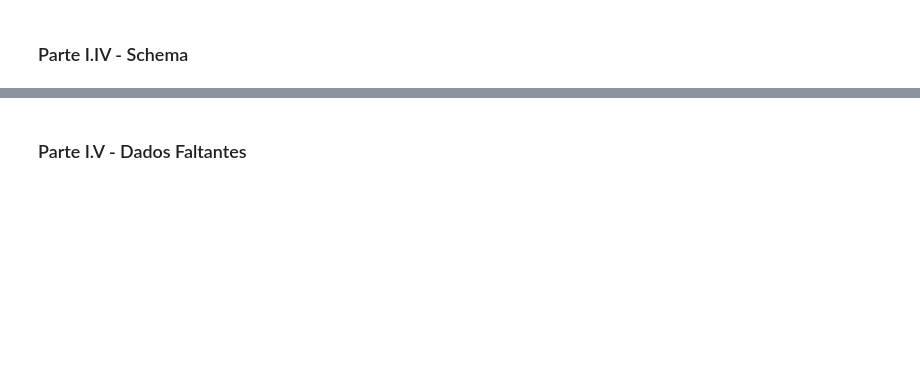
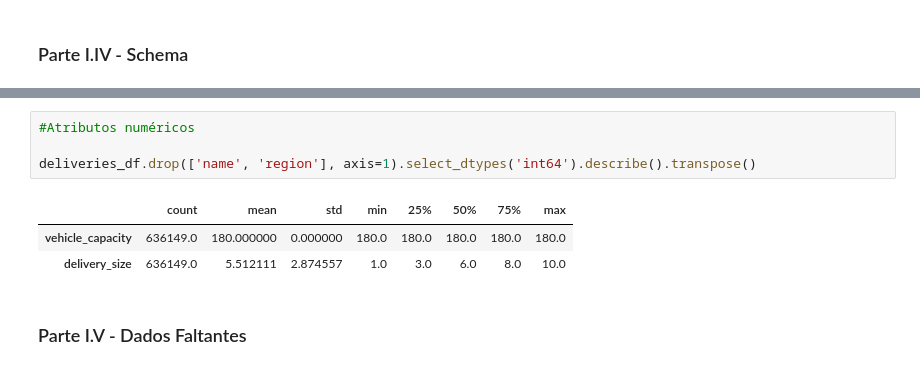
Before and after one commit to r-hugoalves/Analise_Exploratoria_Loggi, a Jupyter notebook: Análise_Exploratória_de_Dados_I.ipynb, the cells around one changed output, grey strips where cells are left out. Cells and saved outputs as stored; diff of their text form; blank space fills up the shorter version.

```diff
--- a/Análise_Exploratória_de_Dados_I.ipynb
+++ b/Análise_Exploratória_de_Dados_I.ipynb
@@ -202,2 +242,10 @@ len(deliveries_df)
+# %%
+#Atributos numéricos
+
+deliveries_df.drop(['name', 'region'], axis=1).select_dtypes('int64').describe().transpose()
+# %% [output]
+|  | count | mean | std | min | 25% | 50% | 75% | max |
+| vehicle_capacity | 636149.0 | 180.000000 | 0.000000 | 180.0 | 180.0 | 180.0 | 180.0 | 180.0 |
+| delivery_size | 636149.0 | 5.512111 | 2.874557 | 1.0 | 3.0 | 6.0 | 8.0 | 10.0 |
 # %% [markdown]
 ### Parte I.V - Dados Faltantes
```
Also changed, not shown: parts of 6 cells of this notebook.
